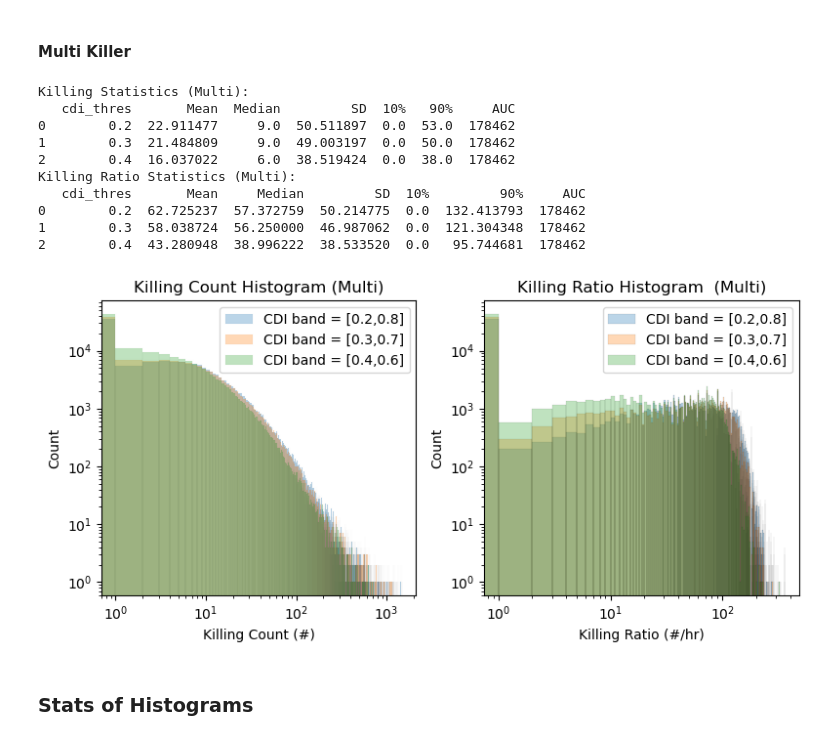
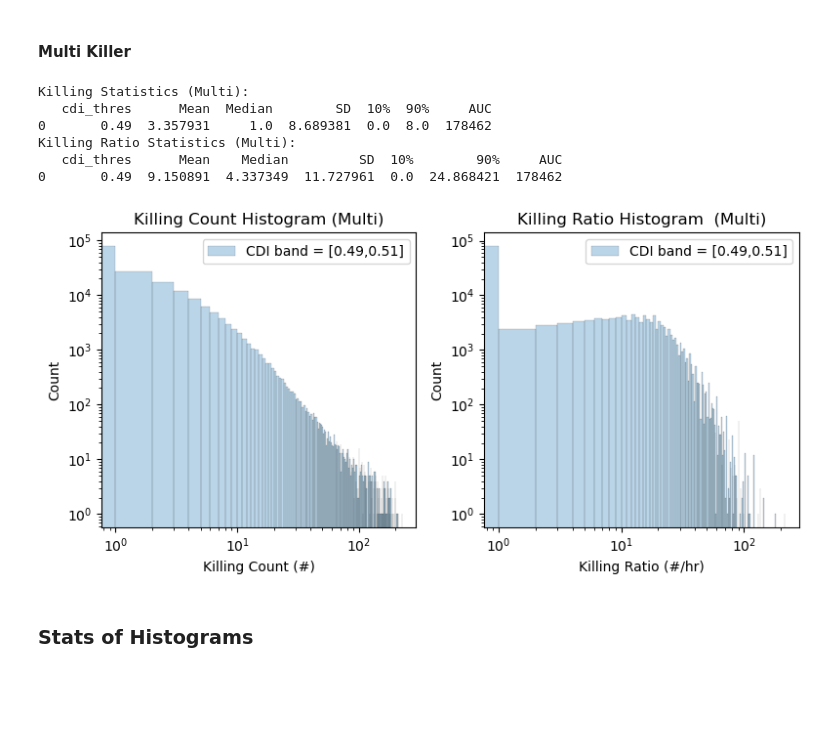
Before and after one commit to bpi-oxford/Cytotoxicity-Pipeline, a Jupyter notebook: notebooks/example_13.ipynb, the cells around one changed output. Drawn from its saved outputs; the diff is of its cells as text; code cells hidden in the pictures; blank space fills up the shorter version.

```diff
--- a/notebooks/example_13.ipynb
+++ b/notebooks/example_13.ipynb
@@ -451,7 +516,7 @@ tcell_with_multi_kill[0.2]
 tcell_killing = {}
 
 for i in tqdm(range(2,9,1)):
-    cdi_thres = 0.1*i
+    cdi_thres = round(0.1*i,2)
     tcell_killing[cdi_thres] = tcell_with_kill[cdi_thres][tcell_with_kill[cdi_thres]["kill"]]
 tcell_killing[0.5]
 # %% [output]
@@ -471,9 +536,10 @@ tcell_killing[0.5]
 # %%
 tcell_multi_killing = {}
 
-for i in tqdm(range(2,5,1)):
-    cdi_thres = 0.1*i
+# for i in [2,3,4,4.5,4.9]:
+for i in [4.9]:
+    cdi_thres = round(0.1*i,2)
     tcell_multi_killing[cdi_thres] = tcell_with_multi_kill[cdi_thres][tcell_with_multi_kill[cdi_thres]["kill"]]
-tcell_multi_killing[0.2]
+tcell_multi_killing[0.49]
 # %% [output]
 |  | label | y | x | bbox_xstart | bbox_ystart | bbox_xsize | bbox_ysize | i | j | ... |
@@ -502,7 +568,7 @@ killer_count = {
 }
 
 for i in tqdm(range(2,9,1)):
-    cdi_thres = 0.1*i
+    cdi_thres = round(0.1*i,2)
     killers = len(tcell_with_kill[cdi_thres][tcell_with_kill[cdi_thres]["kill"]]["track_id"].unique())
     non_killers = len(tcell_with_kill[cdi_thres]["track_id"].unique()) - killers
     killer_ratio = killers/(killers+non_killers)*100
@@ -515,7 +581,7 @@ for i in tqdm(range(2,9,1)):
 killer_count = pd.DataFrame.from_dict(killer_count)
 
 axs[0].plot(killer_count["CDI_thres"],killer_count["killers"],label="Killers")
-axs[0].plot(killer_count["CDI_thres"],killer_count["killers"],label="Non-Killers")
+axs[0].plot(killer_count["CDI_thres"],killer_count["non_killers"],label="Non-Killers")
 axs[1].plot(killer_count["CDI_thres"],killer_count["killer_ratio"],label="Killer Ratio")
 
 ####### Multi Killer #######
@@ -526,8 +592,9 @@ multi_killer_count = {
     "killer_ratio": []
 }
 
-for i in tqdm(range(2,5,1)):
-    cdi_thres = 0.1*i
+# for i in [2,3,4,4.5,4.9]:
+for i in [4.9]:
+    cdi_thres = round(0.1*i,2)
     killers = len(tcell_with_multi_kill[cdi_thres][tcell_with_multi_kill[cdi_thres]["kill"]]["track_id"].unique())
     non_killers = len(tcell_with_multi_kill[cdi_thres]["track_id"].unique()) - killers
     killer_ratio = killers/(killers+non_killers)*100
@@ -540,7 +607,7 @@ for i in tqdm(range(2,5,1)):
 multi_killer_count = pd.DataFrame.from_dict(multi_killer_count)
 
 axs[0].plot(multi_killer_count["CDI_thres"],multi_killer_count["killers"],label="Killers (Multi)")
-axs[0].plot(multi_killer_count["CDI_thres"],multi_killer_count["killers"],label="Non-Killers  (Multi)")
+axs[0].plot(multi_killer_count["CDI_thres"],multi_killer_count["non_killers"],label="Non-Killers (Multi)")
 axs[1].plot(multi_killer_count["CDI_thres"],multi_killer_count["killer_ratio"],label="Killer Ratio  (Multi)")
 
 axs[0].set_xlabel("CDI Threshold")
@@ -606,7 +671,7 @@ killing_ratio_stats = {
 BIN_WIDTH = 1
 
 for i in tqdm(range(2,9,1)):
-    cdi_thres = 0.1*i
+    cdi_thres = round(0.1*i,2)
 
     kill_count = tcell_with_kill[cdi_thres].groupby("track_id")["kill"].sum()
     track_len = tcell_with_kill[cdi_thres].groupby("track_id")["kill"].count()
@@ -707,15 +772,16 @@ killing_ratio_stats_multi = {
 
 BIN_WIDTH = 1
 
-for i in tqdm(range(2,5,1)):
-    cdi_thres = 0.1*i
+# for i in [2,3,4,4.5,4.9]:
+for i in [4.9]:
+    cdi_thres = round(0.1*i,2)
 
     kill_count = tcell_with_multi_kill[cdi_thres].groupby("track_id")["kill"].sum()
     track_len = tcell_with_multi_kill[cdi_thres].groupby("track_id")["kill"].count()
     kill_ratio = kill_count/(track_len*10/3600)
     # axs.axvline(np.median(kill_count),c="k",label="Median")
-    sns.histplot(kill_count,binwidth=1,label="CDI band = [{:.1f},{:.1f}]".format(cdi_thres,1-cdi_thres),alpha=0.3, ax=axs[0])
-    sns.histplot(kill_ratio,binwidth=1,label="CDI band = [{:.1f},{:.1f}]".format(cdi_thres,1-cdi_thres),alpha=0.3, ax=axs[1])
+    sns.histplot(kill_count,binwidth=1,label="CDI band = [{:.2f},{:.2f}]".format(cdi_thres,1-cdi_thres),alpha=0.3, ax=axs[0])
+    sns.histplot(kill_ratio,binwidth=1,label="CDI band = [{:.2f},{:.2f}]".format(cdi_thres,1-cdi_thres),alpha=0.3, ax=axs[1])
 
     # Calculate the area under the histogram
     counts, bin_edges = np.histogram(kill_count, bins=np.arange(min(kill_count), max(kill_count) + BIN_WIDTH, BIN_WIDTH))
@@ -738,42 +804,38 @@ for i in tqdm(range(2,5,1)):
     killing_ratio_stats_multi["10%"].append(np.percentile(kill_ratio,10))
     killing_ratio_stats_multi["90%"].append(np.percentile(kill_ratio,90))
     killing_ratio_stats_multi["AUC"].append(area)
 
 axs[0].set_title("Killing Count Histogram (Multi)")
 axs[0].set_xlabel("Killing Count (#)")
 axs[0].set_ylabel("Count")
 axs[0].set_yscale("log")
 axs[0].set_xscale("log")
 axs[0].legend()
 
 axs[1].set_title("Killing Ratio Histogram  (Multi)")
 axs[1].set_xlabel("Killing Ratio (#/hr)")
 axs[1].set_ylabel("Count")
 axs[1].set_yscale("log")
 axs[1].set_xscale("log")
 axs[1].legend()
 
 plt.tight_layout()
 
 killing_stats_multi = pd.DataFrame.from_dict(killing_stats_multi)
 print("Killing Statistics (Multi):")
 print(killing_stats_multi)
 
 killing_ratio_stats_multi = pd.DataFrame.from_dict(killing_ratio_stats_multi)
 print("Killing Ratio Statistics (Multi):")
 print(killing_ratio_stats_multi)
 # %% [output]
 Killing Statistics (Multi):
-   cdi_thres       Mean  Median         SD  10%   90%     AUC
-0        0.2  22.911477     9.0  50.511897  0.0  53.0  178462
-1        0.3  21.484809     9.0  49.003197  0.0  50.0  178462
-2        0.4  16.037022     6.0  38.519424  0.0  38.0  178462
+   cdi_thres      Mean  Median        SD  10%  90%     AUC
+0       0.49  3.357931     1.0  8.689381  0.0  8.0  178462
 Killing Ratio Statistics (Multi):
-   cdi_thres       Mean     Median         SD  10%         90%     AUC
-0        0.2  62.725237  57.372759  50.214775  0.0  132.413793  178462
-1        0.3  58.038724  56.250000  46.987062  0.0  121.304348  178462
-2        0.4  43.280948  38.996222  38.533520  0.0   95.744681  178462
+   cdi_thres      Mean    Median         SD  10%        90%     AUC
+0       0.49  9.150891  4.337349  11.727961  0.0  24.868421  178462
-[figure, old version]
+[figure, new version]
 # %% [markdown]
 ### Stats of Histograms
 # %%
```
Also changed, not shown: parts of 22 cells of this notebook.
